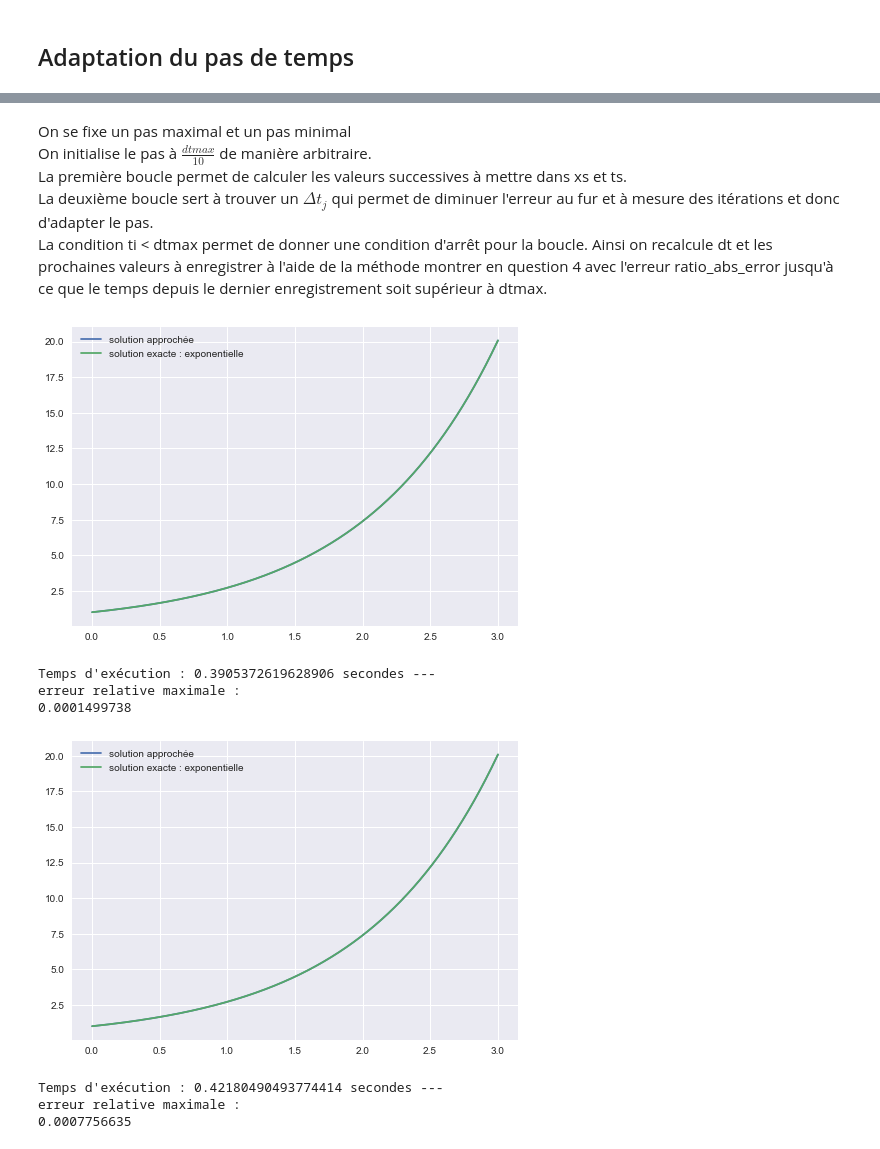
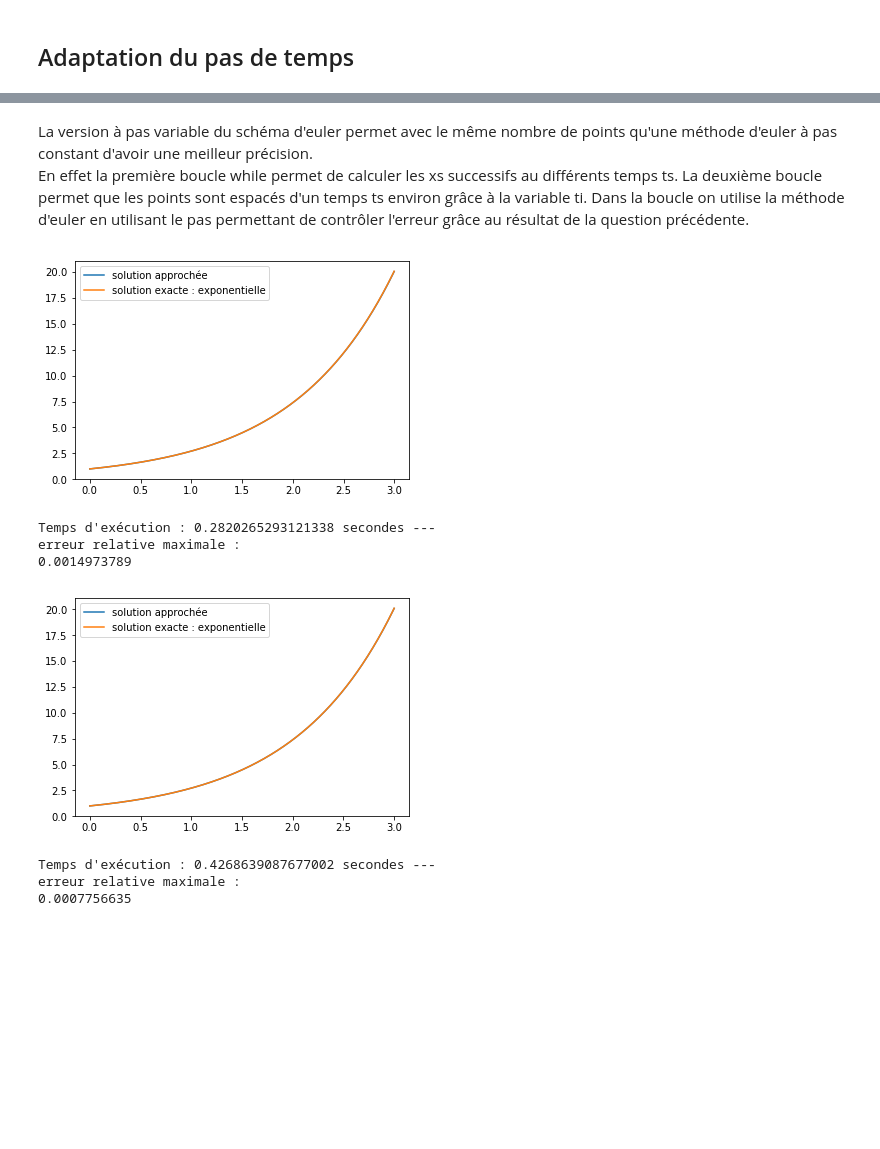
Before and after one commit to eva-decorps/projet_equa_diff_floref_eva, a Jupyter notebook: notebook equa diff.ipynb, the cells around one changed output, grey strips where cells are left out. Saved outputs shown, nothing was run; the diff lists cells and outputs as text; code cells hidden in the pictures; blank space fills up the shorter version.

```diff
--- a/notebook equa diff.ipynb
+++ b/notebook equa diff.ipynb
@@ -9,8 +9,6 @@ import time
 
 from mpl_toolkits.mplot3d import Axes3D
 from numpy import *
-import seaborn as sns
-sns.set()
 # %% [markdown]
 ## Pas fixe
 # %% [markdown]
@@ -355,35 +361,32 @@ def solve_ivp_euler_explicit_variable_step(f, t0, x0, t_f, dtmin = 1e-16, dtmax
         xs = vstack([xs,x_next])
         t, ti, x = t_next, ti_next, x_next
     return (ts, xs)
-# %% [markdown]
-On se fixe un pas maximal et un pas minimal
-On initialise le pas à $\frac{dtmax}{10}$ de manière arbitraire.
-La première boucle permet de calculer les valeurs successives à mettre dans xs et ts.
-La deuxième boucle sert à trouver un $\Delta t _{j}$ qui permet de diminuer l'erreur au fur et à mesure des itérations et donc d'adapter le pas.
-La condition ti < dtmax permet de donner une condition d'arrêt pour la boucle. Ainsi on recalcule dt et les prochaines valeurs à enregistrer à l'aide de la méthode montrer en question 4 avec l'erreur ratio_abs_error jusqu'à ce que le temps depuis le dernier enregistrement soit supérieur à dtmax.
+# %% [markdown]
+La version à pas variable du schéma d'euler permet avec le même nombre de points qu'une méthode d'euler à pas constant d'avoir une meilleur précision.
+En effet la première boucle while permet de calculer les xs successifs au différents temps ts. La deuxième boucle permet que les points sont espacés d'un temps ts environ grâce à la variable ti. Dans la boucle on utilise la méthode d'euler en utilisant le pas permettant de contrôler l'erreur grâce au résultat de la question précédente.
 # %%
 t0=0
 t_f=3
 x0=1
-dt=10**(-4)
+dt=10**(-3)
 
 start_time=time.time()
 
 t, x = solve_euler_explicit(f, x0, dt, t0, t_f)
 
 plt.plot(t,x,label="solution approchée")
 plt.plot(t,np.exp(t),label="solution exacte : exponentielle")
 plt.legend()
 plt.show()
 
 print("Temps d'exécution : %s secondes ---" % (time.time() - start_time ))
 
 J= len(x)
 liste = [abs(x[j]-np.exp(t[j]))/np.exp(t[j]) for j in range (J)]
 print("erreur relative maximale :")
 print ("%.10f" % max(liste))
 # %% [output]
-[figure, old version]
+[figure, new version]
-Temps d'exécution : 0.3905372619628906 secondes ---
+Temps d'exécution : 0.2820265293121338 secondes ---
 erreur relative maximale :
-0.0001499738
+0.0014973789
@@ -393,8 +394,6 @@ plt.close()
 t0=0
 t_f=3
 x0=1
-def f (x):
-    return (x)
 
 start_time=time.time()
 
@@ -412,7 +411,7 @@ liste = [abs(x[j]-np.exp(t[j]))/np.exp(t[j]) for j in range (J)]
 print("erreur relative maximale :")
 print ("%.10f" % max(liste))
 # %% [output]
-[figure, old version]
+[figure, new version]
-Temps d'exécution : 0.42180490493774414 secondes ---
+Temps d'exécution : 0.4268639087677002 secondes ---
 erreur relative maximale :
 0.0007756635
```
Also changed, not shown: parts of 8 cells of this notebook.
